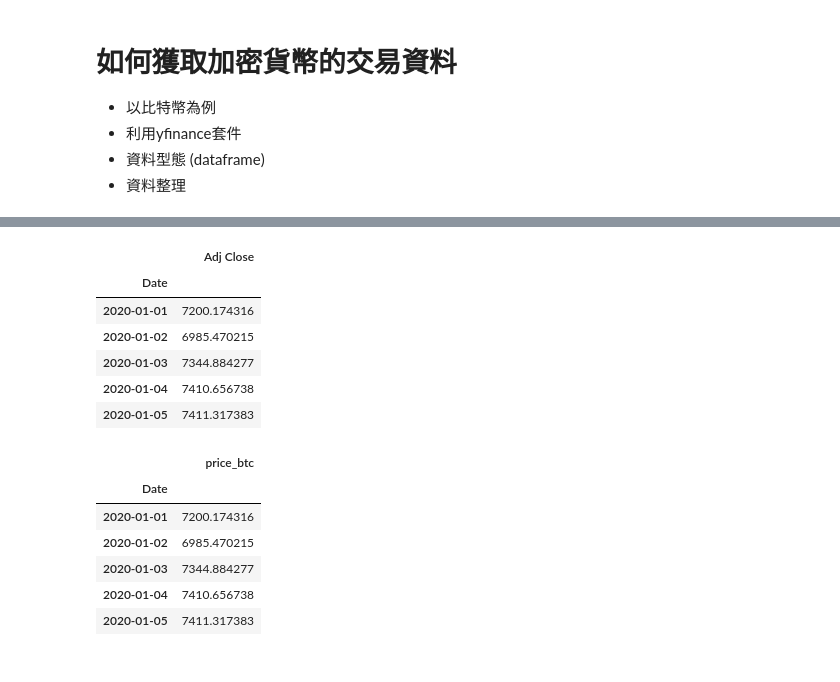
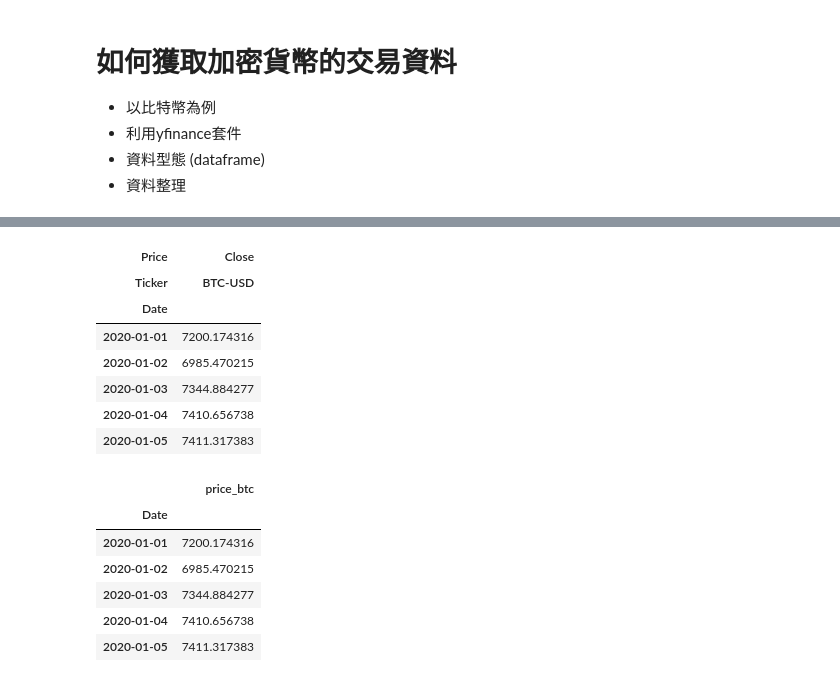
Before and after one commit to quetion/Crypto_fin, a Jupyter notebook: [Cryptofin]Hello_Python.ipynb, the cells around one changed output, grey strips where cells are left out. Saved outputs shown, nothing was run; the diff lists cells and outputs as text; code cells hidden in the pictures.

```diff
--- a/[Cryptofin]Hello_Python.ipynb
+++ b/[Cryptofin]Hello_Python.ipynb
@@ -72,5 +91,5 @@ import pandas as pd
 import yfinance as yf
 # %%
 # 3.下載資料(yahoo finance https://finance.yahoo.com/)
-data = yf.download('BTC-USD')
+data = yf.download('BTC-USD',start='2016-01-01')
 # %% [output]
@@ -98,4 +116,3 @@ memory usage: 182.7 KB
 # %%
 # 5. 選取資料期間: 從2020到現在
-test = data['2020':]
-test.info()
+test = data.loc['2020-01-01':]
@@ -116,9 +137,10 @@ memory usage: 77.0 KB
 # %%
 # 6. 選取資料變數
-test = test[['Adj Close']]
+test = test[['Close']]
 test.head()
 # %% [output]
-|  | Adj Close |
+| Price | Close |
+| Ticker | BTC-USD |
 | Date |  |
 | 2020-01-01 | 7200.174316 |
 | 2020-01-02 | 6985.470215 |
```
Also changed, not shown: parts of 26 cells of this notebook.
